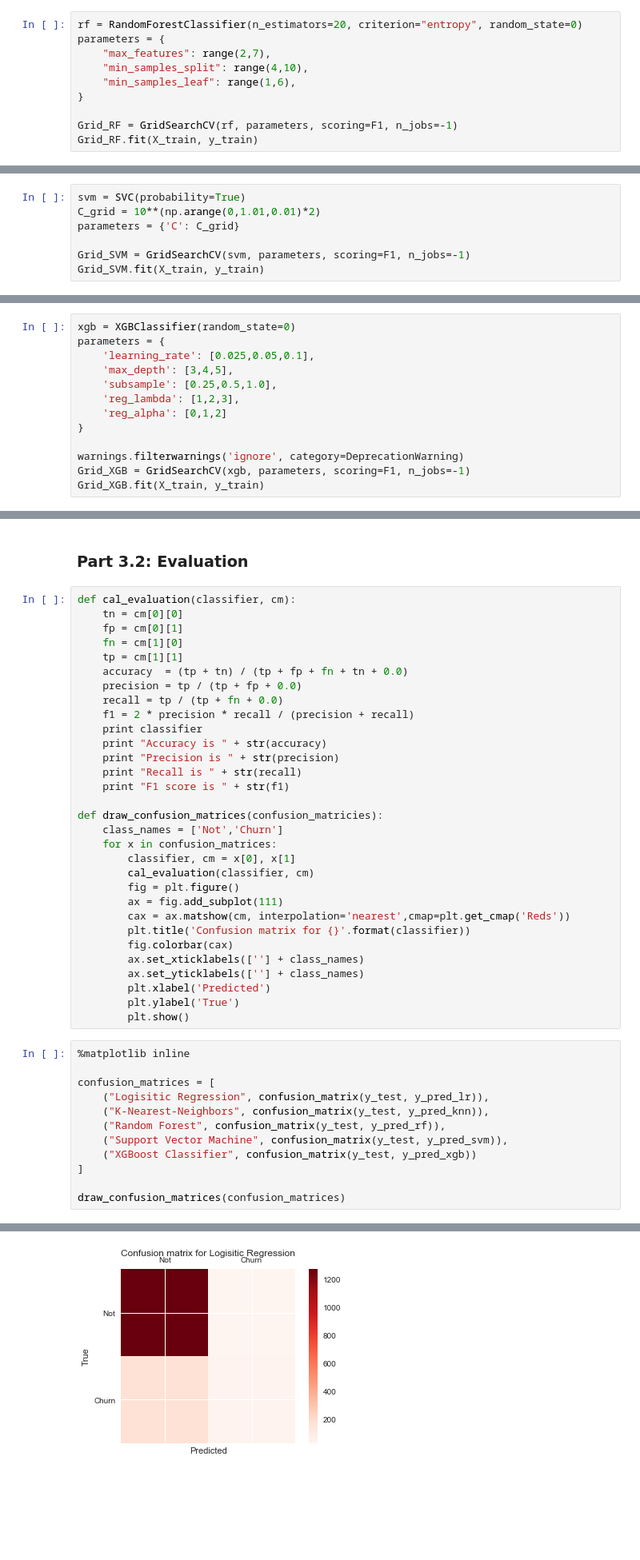
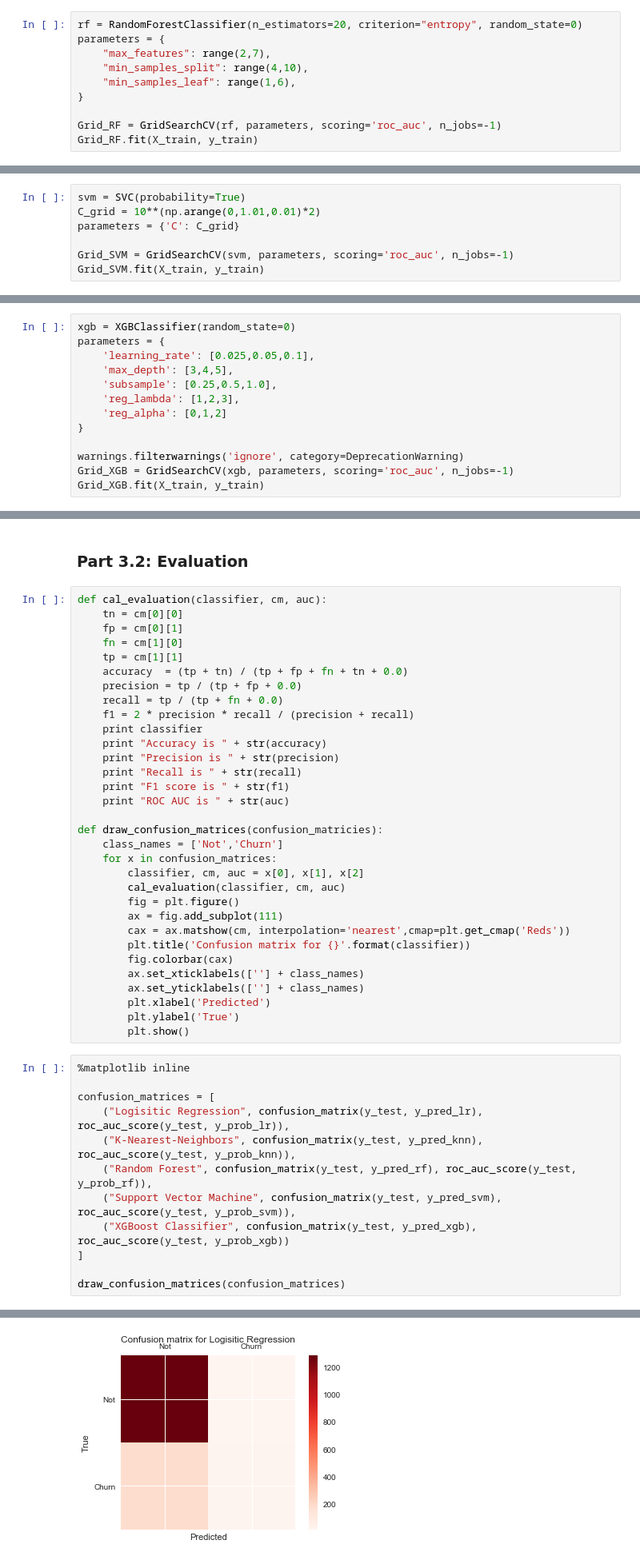
Before and after one commit to liyenhsu/User-Churn-Prediction, a Jupyter notebook: churn.ipynb, the cells around one changed output, grey strips where cells are left out. Shown at 80% size. Saved outputs shown, nothing was run; the diff lists cells and outputs as text; blank space fills up the shorter version.

```diff
--- a/churn.ipynb
+++ b/churn.ipynb
@@ -437,7 +437,7 @@ parameters = {
     "min_samples_leaf": range(1,6),
 }
 
-Grid_RF = GridSearchCV(rf, parameters, scoring=F1, n_jobs=-1)
+Grid_RF = GridSearchCV(rf, parameters, scoring='roc_auc', n_jobs=-1)
 Grid_RF.fit(X_train, y_train)
 # %% [output]
 GridSearchCV(cv=None, error_score='raise',
@@ -468,7 +469,7 @@ svm = SVC(probability=True)
 C_grid = 10**(np.arange(0,1.01,0.01)*2)
 parameters = {'C': C_grid}
 
-Grid_SVM = GridSearchCV(svm, parameters, scoring=F1, n_jobs=-1)
+Grid_SVM = GridSearchCV(svm, parameters, scoring='roc_auc', n_jobs=-1)
 Grid_SVM.fit(X_train, y_train)
 # %% [output]
 GridSearchCV(cv=None, error_score='raise',
@@ -503,7 +505,7 @@ parameters = {
 }
 
 warnings.filterwarnings('ignore', category=DeprecationWarning)
-Grid_XGB = GridSearchCV(xgb, parameters, scoring=F1, n_jobs=-1)
+Grid_XGB = GridSearchCV(xgb, parameters, scoring='roc_auc', n_jobs=-1)
 Grid_XGB.fit(X_train, y_train)
 # %% [output]
 GridSearchCV(cv=None, error_score='raise',
@@ -530,7 +533,7 @@ y_pred_xgb = xgb.predict(X_test)
 # %% [markdown]
 ### Part 3.2: Evaluation
 # %%
-def cal_evaluation(classifier, cm):
+def cal_evaluation(classifier, cm, auc):
     tn = cm[0][0]
     fp = cm[0][1]
     fn = cm[1][0]
@@ -544,12 +547,13 @@ def cal_evaluation(classifier, cm):
     print "Precision is " + str(precision)
     print "Recall is " + str(recall)
     print "F1 score is " + str(f1)
+    print "ROC AUC is " + str(auc)
 
 def draw_confusion_matrices(confusion_matricies):
     class_names = ['Not','Churn']
     for x in confusion_matrices:
-        classifier, cm = x[0], x[1]
-        cal_evaluation(classifier, cm)
+        classifier, cm, auc = x[0], x[1], x[2]
+        cal_evaluation(classifier, cm, auc)
         fig = plt.figure()
         ax = fig.add_subplot(111)
         cax = ax.matshow(cm, interpolation='nearest',cmap=plt.get_cmap('Reds'))
@@ -564,11 +568,11 @@ def draw_confusion_matrices(confusion_matricies):
 %matplotlib inline
 
 confusion_matrices = [
-    ("Logisitic Regression", confusion_matrix(y_test, y_pred_lr)),
-    ("K-Nearest-Neighbors", confusion_matrix(y_test, y_pred_knn)),
-    ("Random Forest", confusion_matrix(y_test, y_pred_rf)),
-    ("Support Vector Machine", confusion_matrix(y_test, y_pred_svm)),
-    ("XGBoost Classifier", confusion_matrix(y_test, y_pred_xgb))
+    ("Logisitic Regression", confusion_matrix(y_test, y_pred_lr), roc_auc_score(y_test, y_prob_lr)),
+    ("K-Nearest-Neighbors", confusion_matrix(y_test, y_pred_knn), roc_auc_score(y_test, y_prob_knn)),
+    ("Random Forest", confusion_matrix(y_test, y_pred_rf), roc_auc_score(y_test, y_prob_rf)),
+    ("Support Vector Machine", confusion_matrix(y_test, y_pred_svm), roc_auc_score(y_test, y_prob_svm)),
+    ("XGBoost Classifier", confusion_matrix(y_test, y_pred_xgb), roc_auc_score(y_test, y_prob_xgb))
 ]
 
 draw_confusion_matrices(confusion_matrices)
@@ -581,2 +586,2 @@ F1 score is 0.283582089552
-[figure, old version]
+[figure, new version]
 K-Nearest-Neighbors
```
Also changed, not shown: parts of 28 cells of this notebook.
